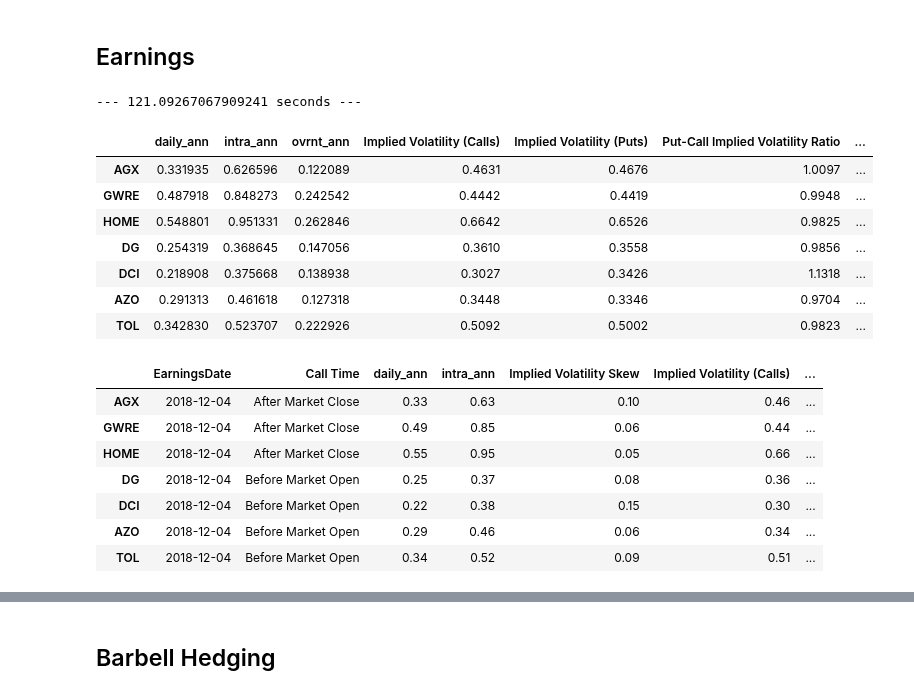
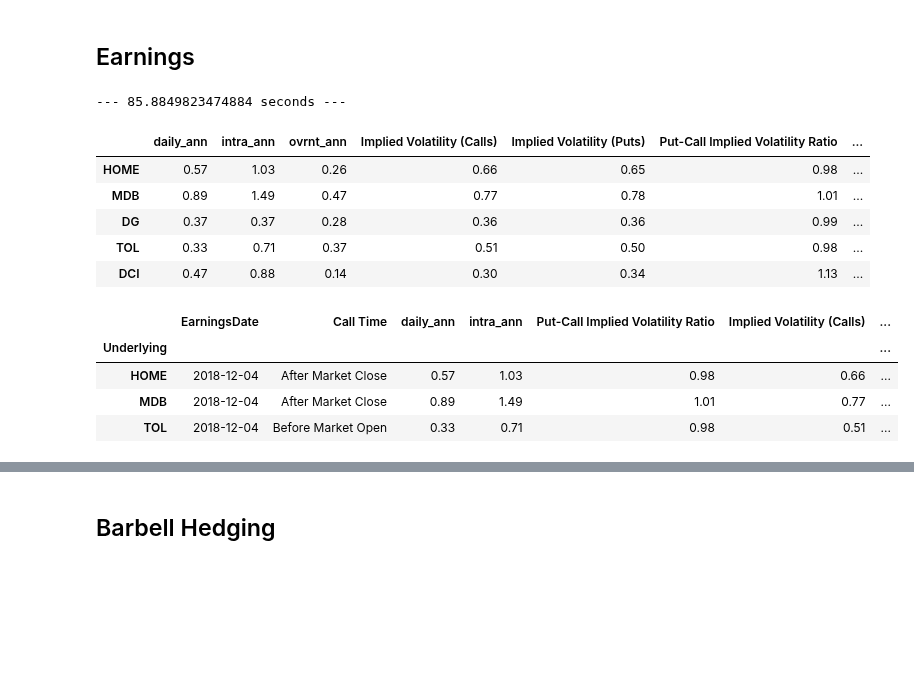
Before and after one commit to auto-d1dact/Trading, a Jupyter notebook: Notebooks/Daily Trading v2.ipynb, the cells around one changed output, grey strips where cells are left out. Drawn from its saved outputs; the diff is of its cells as text; code cells hidden in the pictures; blank space fills up the shorter version.

```diff
--- a/Notebooks/Daily Trading v2.ipynb
+++ b/Notebooks/Daily Trading v2.ipynb
@@ -313,8 +313,6 @@ def convertReportDate(reportdate):
     date = dt.datetime(curr_date.year,curr_date.month,date_range[1])
     return date
 # %%
-ticker = 'AVGO'
-
 def reuters_assess(ticker, reuters_info):
     reuters_fundamentals = []
 
@@ -570,14 +568,12 @@ further_reduce = further_reduce.join(insider_agg).join(curr_earnings[['Call Time
 print("--- %s seconds ---" % (time.time() - start_time))
 further_reduce
 # %% [output]
---- 121.09267067909241 seconds ---
+--- 85.8849823474884 seconds ---
 |  | daily_ann | intra_ann | ovrnt_ann | Implied Volatility (Calls) | Implied Volatility (Puts) | Put-Call Implied Volatility Ratio | ... |
-| AGX | 0.331935 | 0.626596 | 0.122089 | 0.4631 | 0.4676 | 1.0097 | ... |
-| GWRE | 0.487918 | 0.848273 | 0.242542 | 0.4442 | 0.4419 | 0.9948 | ... |
-| HOME | 0.548801 | 0.951331 | 0.262846 | 0.6642 | 0.6526 | 0.9825 | ... |
-| DG | 0.254319 | 0.368645 | 0.147056 | 0.3610 | 0.3558 | 0.9856 | ... |
-| DCI | 0.218908 | 0.375668 | 0.138938 | 0.3027 | 0.3426 | 1.1318 | ... |
-| AZO | 0.291313 | 0.461618 | 0.127318 | 0.3448 | 0.3346 | 0.9704 | ... |
-| TOL | 0.342830 | 0.523707 | 0.222926 | 0.5092 | 0.5002 | 0.9823 | ... |
+| HOME | 0.57 | 1.03 | 0.26 | 0.66 | 0.65 | 0.98 | ... |
+| MDB | 0.89 | 1.49 | 0.47 | 0.77 | 0.78 | 1.01 | ... |
+| DG | 0.37 | 0.37 | 0.28 | 0.36 | 0.36 | 0.99 | ... |
+| TOL | 0.33 | 0.71 | 0.37 | 0.51 | 0.50 | 0.98 | ... |
+| DCI | 0.47 | 0.88 | 0.14 | 0.30 | 0.34 | 1.13 | ... |
 # %%
 # Querying Info from DBs
@@ -655,17 +653,20 @@ quarterly_fin = pd.concat(quarterly_fin, axis = 0)
 
 earnings_analysis = yahoo_profiles[~yahoo_profiles.index.duplicated(keep='first')].join(reuters_profiles)
 # %%
-further_reduce.join(earnings_analysis)[['EarningsDate','Call Time','daily_ann','intra_ann','Implied Volatility Skew',
-                                        'Implied Volatility (Calls)','Implied Volatility (Puts)',
-                                        'industry','sector','BuyToSell','annualLongScore',
-                                        'annualShortScore', 'quarterlyLongScore', 'quarterlyshortScore',
-                                        'LastPrice', 'High52Week', 'Low52Week', 'longScore', 'shortScore']]
+display_cols = ['EarningsDate','Call Time','daily_ann','intra_ann','Put-Call Implied Volatility Ratio',
+                'Implied Volatility (Calls)','Implied Volatility (Puts)',
+                'industry','sector','BuyToSell','TotalLongScore','TotalShortScore',
+                #'annualLongScore',
+                #'annualShortScore', 'quarterlyLongScore', 'quarterlyshortScore',
+                'LastPrice', 'High52Week', 'Low52Week', 'longScore', 'shortScore']
+
+display = earnings_analysis.join(further_reduce, how = 'left')
+display['TotalLongScore'] = display['annualLongScore'] + display['quarterlyLongScore'] + display['longScore']
+display['TotalShortScore'] = display['annualShortScore'] + display['quarterlyshortScore'] + display['shortScore']
+display[display_cols]
 # %% [output]
-|  | EarningsDate | Call Time | daily_ann | intra_ann | Implied Volatility Skew | Implied Volatility (Calls) | ... |
-| AGX | 2018-12-04 | After Market Close | 0.33 | 0.63 | 0.10 | 0.46 | ... |
-| GWRE | 2018-12-04 | After Market Close | 0.49 | 0.85 | 0.06 | 0.44 | ... |
-| HOME | 2018-12-04 | After Market Close | 0.55 | 0.95 | 0.05 | 0.66 | ... |
-| DG | 2018-12-04 | Before Market Open | 0.25 | 0.37 | 0.08 | 0.36 | ... |
-| DCI | 2018-12-04 | Before Market Open | 0.22 | 0.38 | 0.15 | 0.30 | ... |
-| AZO | 2018-12-04 | Before Market Open | 0.29 | 0.46 | 0.06 | 0.34 | ... |
-| TOL | 2018-12-04 | Before Market Open | 0.34 | 0.52 | 0.09 | 0.51 | ... |
+|  | EarningsDate | Call Time | daily_ann | intra_ann | Put-Call Implied Volatility Ratio | Implied Volatility (Calls) | ... |
+| Underlying |  |  |  |  |  |  | ... |
+| HOME | 2018-12-04 | After Market Close | 0.57 | 1.03 | 0.98 | 0.66 | ... |
+| MDB | 2018-12-04 | After Market Close | 0.89 | 1.49 | 1.01 | 0.77 | ... |
+| TOL | 2018-12-04 | Before Market Open | 0.33 | 0.71 | 0.98 | 0.51 | ... |
```
Also changed, not shown: parts of 12 cells of this notebook.
